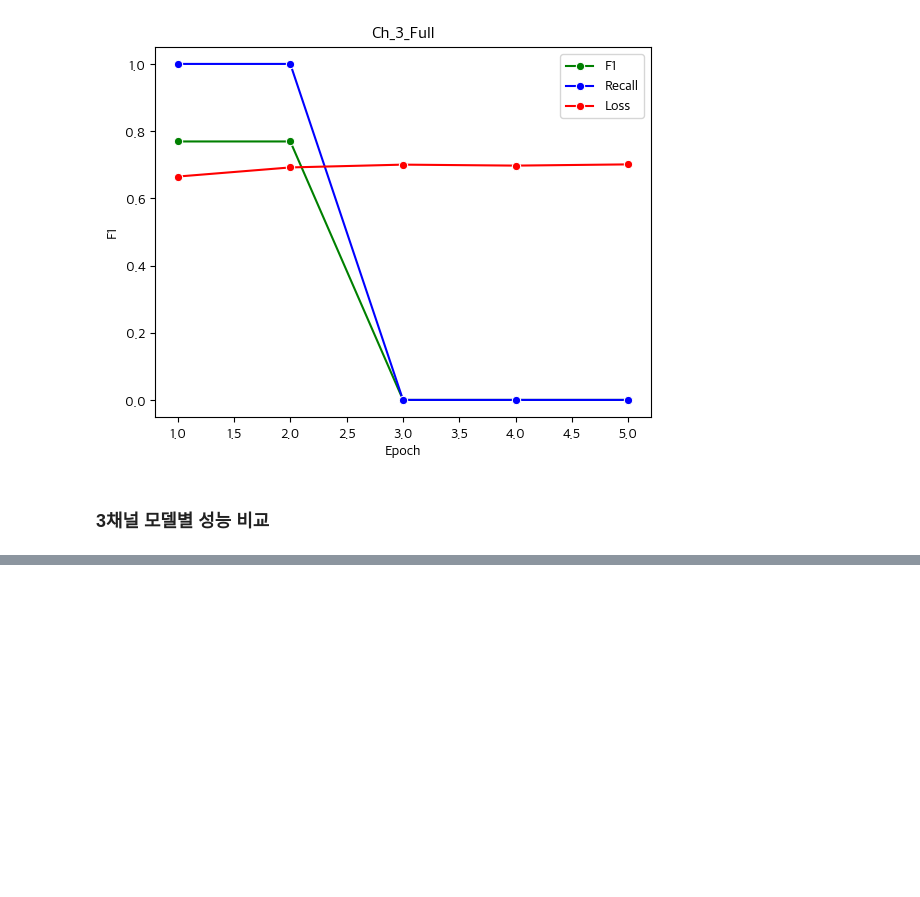
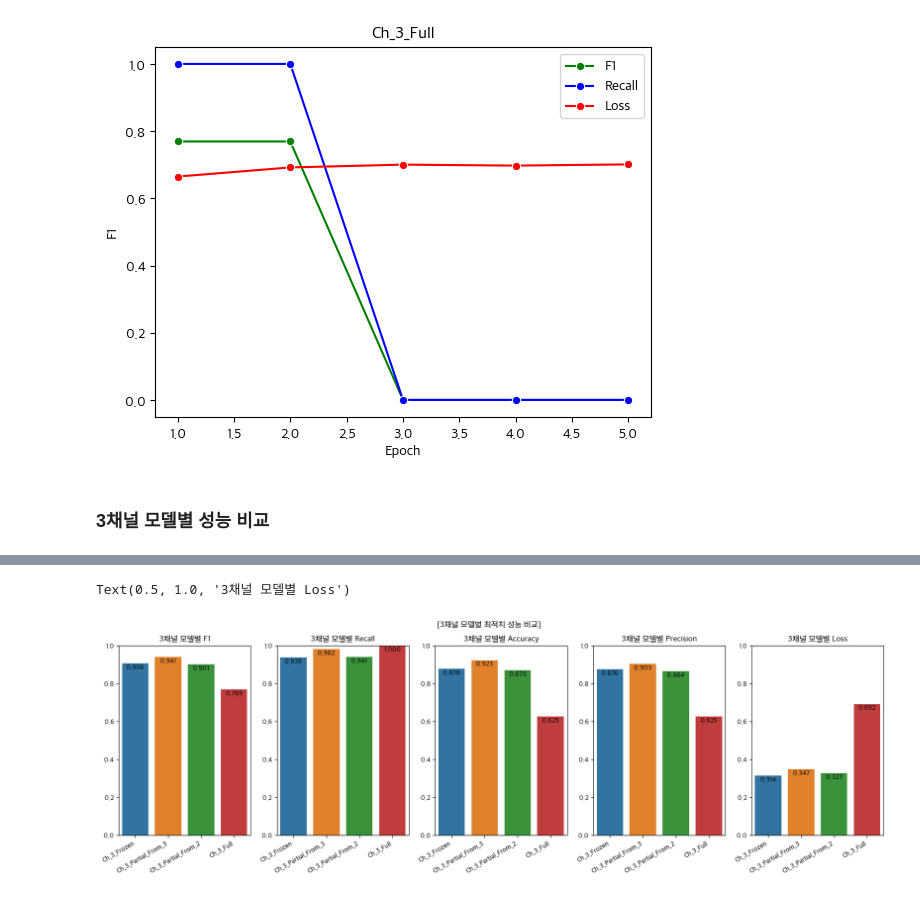
Before and after one commit to wonbywondev/ML-DL, a Jupyter notebook: 06_DL_FineTuning/06_Xray.ipynb, the cells around one changed output, grey strips where cells are left out. Drawn from its saved outputs; the diff is of its cells as text; code cells hidden in the pictures; blank space fills up the shorter version.

```diff
--- a/06_DL_FineTuning/06_Xray.ipynb
+++ b/06_DL_FineTuning/06_Xray.ipynb
@@ -1061,0 +1083,36 @@ Text(0.5, 1.0, '3채널 모델별 Loss')
+# %%
+# 자료 취합
+final_frozen = ch_3_fr_result[(ch_3_fr_result["Epoch"] == 5) & (ch_3_fr_result["Mode"] == "Test")].drop("index", axis=1)
+final_pa_3 = ch_3_pa_3_result[(ch_3_pa_3_result["Epoch"] == 3) & (ch_3_pa_3_result["Mode"] == "Test")].drop("index", axis=1)
+final_pa_2 = ch_3_pa_2_result[(ch_3_pa_2_result["Epoch"] == 3) & (ch_3_pa_2_result["Mode"] == "Test")].drop("index", axis=1)
+final_full = ch_3_full_result[(ch_3_full_result["Epoch"] == 2) & (ch_3_full_result["Mode"] == "Test")].drop("index", axis=1)
+
+final_result = pd.concat([final_frozen, final_pa_3, final_pa_2, final_full])
+
+
+# 최종 결과 시각화
+fig, axes = plt.subplots(1, 5, figsize=(20, 5))
+
+f1_barplot = sns.barplot(data=final_result, x="Name", y="F1", ax=axes[0], hue="Name")
+recall_barplot = sns.barplot(data=final_result, x="Name", y="Recall", ax=axes[1], hue="Name")
+acc_barplot = sns.barplot(data=final_result, x="Name", y="Acc", ax=axes[2], hue="Name")
+acc_barplot = sns.barplot(data=final_result, x="Name", y="Prec", ax=axes[3], hue="Name")
+loss_barplot = sns.barplot(data=final_result, x="Name", y="Loss", ax=axes[4], hue="Name")
+
+for ax in axes:
+    ax.set_ylim(0,1)
+    ax.set(xlabel="", ylabel="")
+    ax.tick_params(axis="x", rotation=30)
+    plt.setp(ax.get_xticklabels(), rotation=30, ha="right")
+    for container in ax.containers:
+        ax.bar_label(container, fmt='%.3f', padding=-10)
+
+fig.suptitle("[3채널 모델별 최적치 성능 비교]")
+axes[0].set_title(f"3채널 모델별 F1")
+axes[1].set_title(f"3채널 모델별 Recall")
+axes[2].set_title(f"3채널 모델별 Accuracy")
+axes[3].set_title(f"3채널 모델별 Precision")
+axes[4].set_title(f"3채널 모델별 Loss")
+# %% [output]
+Text(0.5, 1.0, '3채널 모델별 Loss')
+[figure, added]
```
Also changed, not shown: parts of 24 cells of this notebook.
